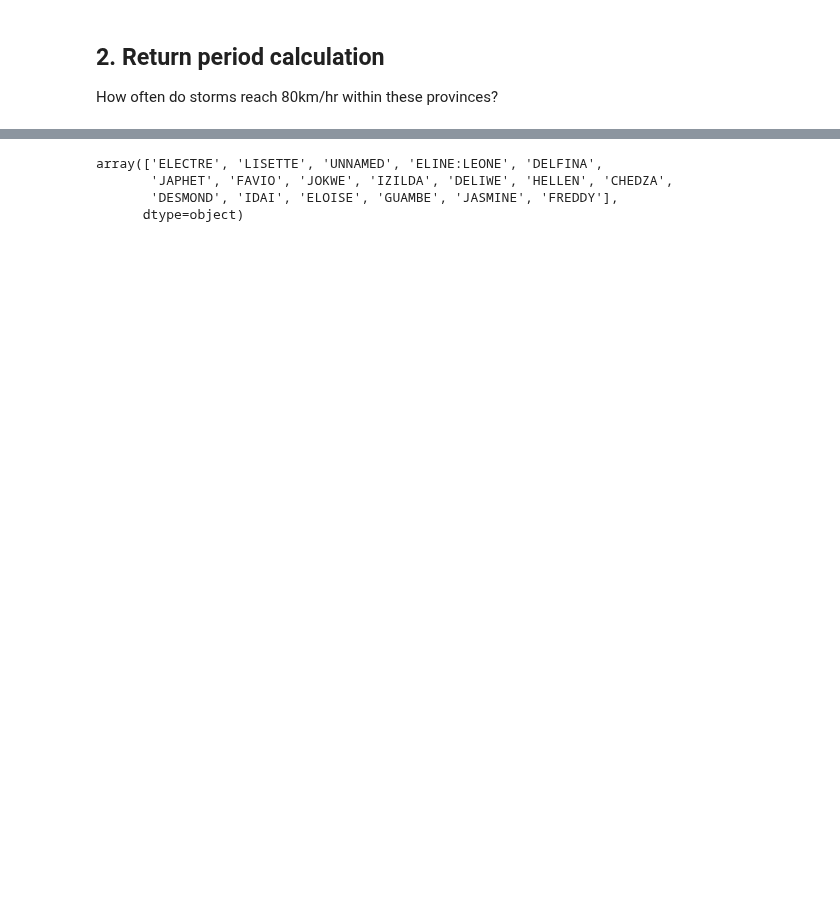
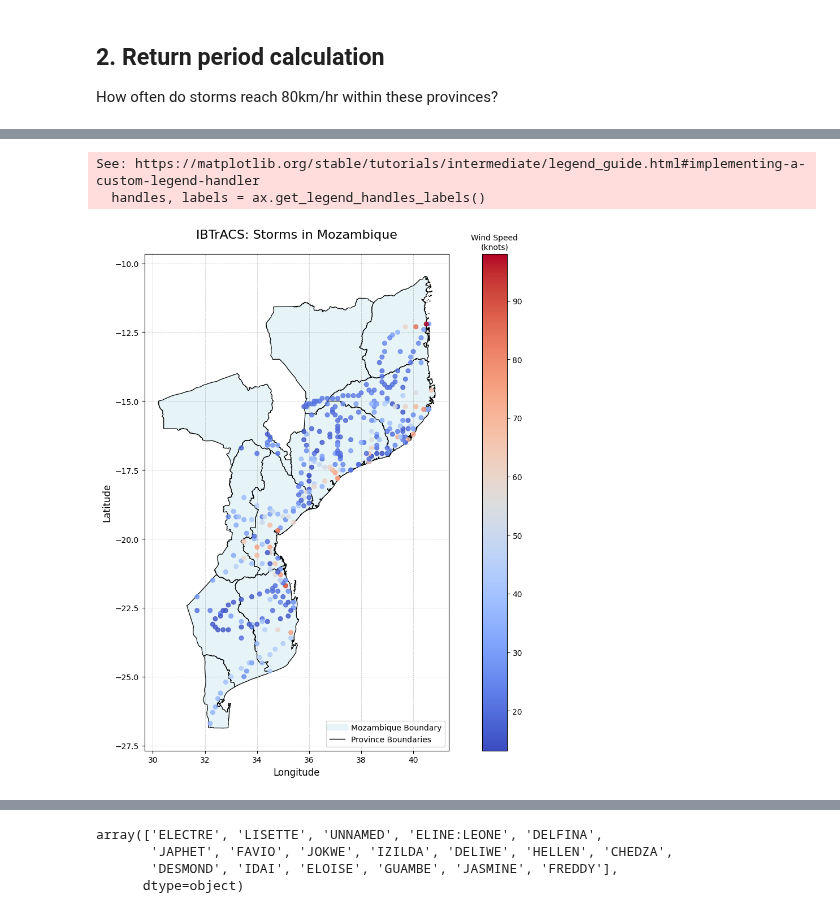
Before and after one commit to OCHA-DAP/ds-aa-moz-cyclones, a Jupyter notebook: analysis/01.0_return_period.ipynb, the cells around one changed output, grey strips where cells are left out. Saved outputs shown, nothing was run; the diff lists cells and outputs as text; code cells hidden in the pictures; blank space fills up the shorter version.

```diff
--- a/analysis/01.0_return_period.ipynb
+++ b/analysis/01.0_return_period.ipynb
@@ -78,9 +67,6 @@ Let's also check that both datasets have the same CRS. Then we can select only t
 assert gdf_points.crs == gdf_sel.crs == gdf_lines.crs
 gdf_points_sel = gpd.sjoin(
     gdf_points, gdf_sel, how="inner", predicate="intersects"
-)
-gdf_lines_sel = gpd.sjoin(
-    gdf_lines, gdf_sel, how="inner", predicate="intersects"
 )
 gdf_points_sel_ = gdf_points_sel[
     [
@@ -93,3 +79,9 @@ gdf_points_sel_ = gdf_points_sel[
         "geometry",
     ]
 ].sort_values("ISO_TIME")
+gdf_points_adm0 = gpd.sjoin(
+    gdf_points, gdf_adm0, how="inner", predicate="intersects"
+)
+gdf_points_adm1 = gpd.sjoin(
+    gdf_points, gdf_adm1, how="inner", predicate="intersects"
+)
@@ -141,6 +133,10 @@ gdf_tracks_joined.plot(ax=ax, column="max_speed", markersize=10, legend=True)
 
 How often do storms reach 80km/hr within these provinces?
 # %%
+# combining US Wind and REUnion for those with no wind speed
+gdf_points_adm1["REU_USA_WIND"] = gdf_points_adm1["REU_WIND"].fillna(
+    gdf_points_adm1["USA_WIND"] * 0.88
+)
 # combining US Wind and REUnion for those with no wind speed
 gdf_points_sel_["REU_USA_WIND"] = gdf_points_sel_["REU_WIND"].fillna(
     gdf_points_sel_["USA_WIND"] * 0.88
@@ -151,0 +153,63 @@ gdf_adm2_points["REU_USA_WIND"] = gdf_adm2_points["REU_WIND"].fillna(
+# %%
+# Plotting the map with enhancements
+fig, ax = plt.subplots(figsize=(12, 10))
+
+# Plot ADM0 layer (country boundary)
+gdf_adm0.plot(
+    ax=ax,
+    color="lightblue",
+    edgecolor="black",
+    alpha=0.3,
+    label="Mozambique Boundary",
+)
+
+# Plot ADM1 layer (province boundaries)
+gdf_adm1.plot(
+    ax=ax, color="none", edgecolor="black", linewidth=0.8, label="Provinces"
+)
+
+# Plot storm points with color based on REU_USA_WIND values
+storm_plot = gdf_points_adm1.plot(
+    ax=ax,
+    column="REU_USA_WIND",
+    cmap="coolwarm",  # Gradient colormap for storm intensities
+    markersize=30,
+    legend=True,
+    alpha=0.8,
+    zorder=3,  # Ensures points are on top
+)
+
+# Add title
+ax.set_title("IBTrACS: Storms in Mozambique", fontsize=16, pad=20)
+
+# Add a legend for boundaries
+handles, labels = ax.get_legend_handles_labels()
+boundary_legend = [
+    plt.Line2D(
+        [0],
+        [0],
+        color="lightblue",
+        lw=8,
+        alpha=0.3,
+        label="Mozambique Boundary",
+    ),
+    plt.Line2D([0], [0], color="black", lw=1, label="Province Boundaries"),
+]
+ax.legend(handles=boundary_legend, fontsize=10, loc="lower right")
+
+# Adjust legend for storm intensity
+cbar = storm_plot.get_figure().get_axes()[-1]
+cbar.set_title("Wind Speed\n(knots)", fontsize=10)
+
+# Adjust grid and axis
+ax.set_xlabel("Longitude", fontsize=12)
+ax.set_ylabel("Latitude", fontsize=12)
+ax.grid(color="gray", linestyle="--", linewidth=0.5, alpha=0.5)
+
+# Improve layout
+plt.tight_layout()
+plt.show()
+# %% [output]
+See: https://matplotlib.org/stable/tutorials/intermediate/legend_guide.html#implementing-a-custom-legend-handler
+  handles, labels = ax.get_legend_handles_labels()
+[figure, added]
```
Also changed, not shown: parts of 24 cells of this notebook, 13 other files.
